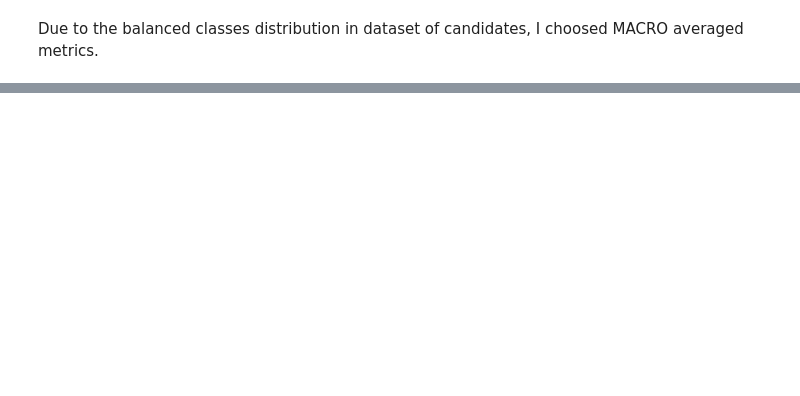
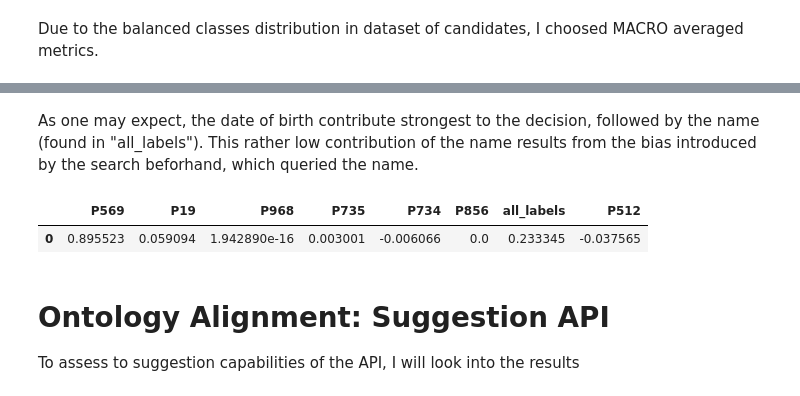
Before and after one commit to PeterWalchhofer/evaluation_bachelor_thesis, a Jupyter notebook: Analysis.ipynb, the cells around one changed output, grey strips where cells are left out. Drawn from its saved outputs; the diff is of its cells as text; code cells hidden in the pictures; blank space fills up the shorter version.

```diff
--- a/Analysis.ipynb
+++ b/Analysis.ipynb
@@ -413,0 +469,16 @@ Name: cd_wd_id, Length: 766, dtype: object
+# %%
+def list2dict(row):
+    dic = {}
+    #dic["name"] = row["name"]
+    #dic["cd_name"] = row["cd_name"]
+
+    if not row["comparison_vec"]:
+        return
+    for el in row["comparison_vec"]:
+        dic[el["id"]] = el["value"]
+
+
+    return dic
+
+comparison_dicts =  cd_table_full.apply(lambda x: list2dict(x), axis=1)#.to_list()
+comparison_vecs = pandas.DataFrame(comparison_dicts[~comparison_dicts.isna()].to_list())#.assign(match = cd_table_full["match"].astype
@@ -413,0 +495,12 @@ Name: cd_wd_id, Length: 766, dtype: object
+# %% [markdown]
+As one may expect, the date of birth contribute strongest to the decision, followed by the name (found in "all_labels"). This rather low contribution of the name results from the bias introduced by the search beforhand, which queried the name.
+# %%
+lm = LinearRegression().fit(comparison_vecs.fillna(0)/100,
+        cd_table_full["match"][~cd_table_full["comparison_vec"].isna()])
+pandas.DataFrame(lm.coef_, index=comparison_vecs.columns).T
+# %% [output]
+|  | P569 | P19 | P968 | P735 | P734 | P856 | all_labels | P512 |
+| 0 | 0.895523 | 0.059094 | 1.942890e-16 | 0.003001 | -0.006066 | 0.0 | 0.233345 | -0.037565 |
+# %% [markdown]
+# Ontology Alignment: Suggestion API
+To assess to suggestion capabilities of the API, I will look into the results
```
Also changed, not shown: parts of 76 cells of this notebook, 7 other files.
